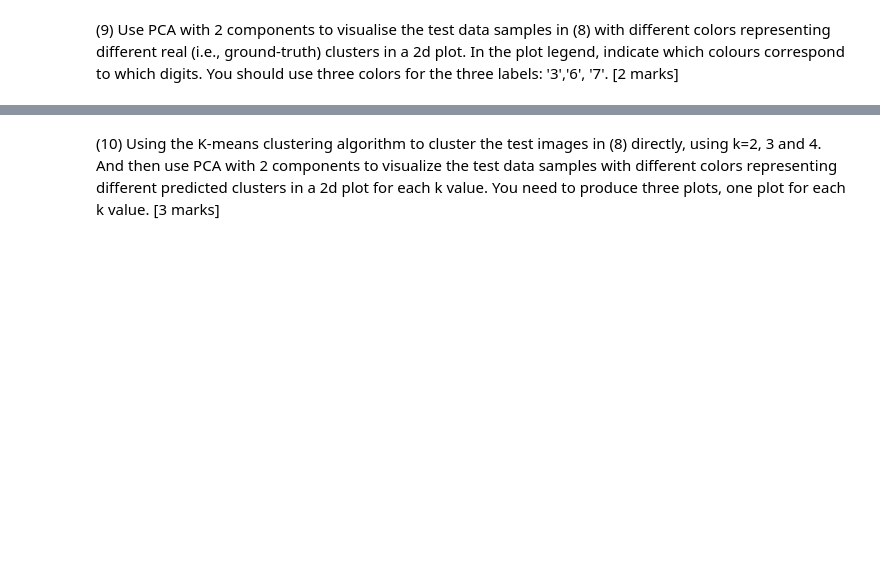
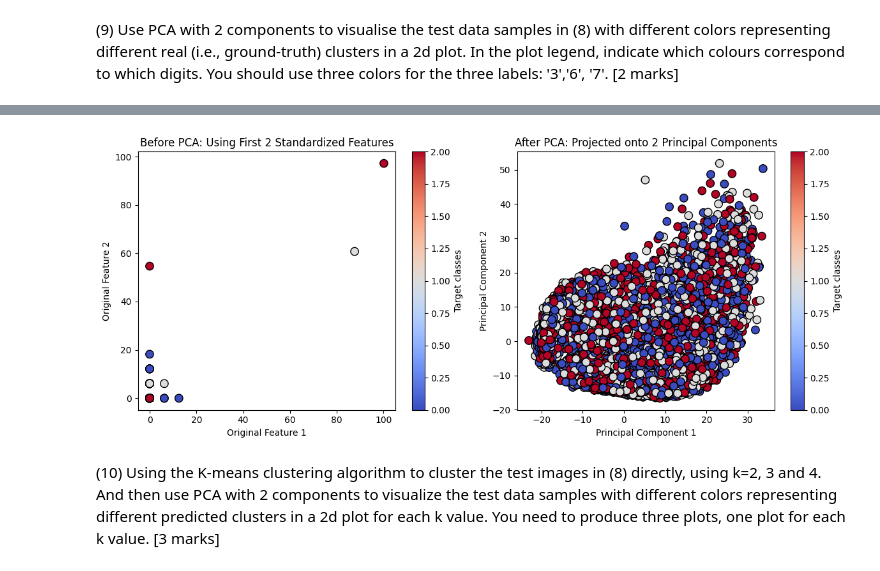
Before and after one commit to DylanF19/Machine-Learning-2, a Jupyter notebook: template-COM1011-STUDENTNUMBER.ipynb, the cells around one changed output, grey strips where cells are left out. Drawn from its saved outputs; the diff is of its cells as text; code cells hidden in the pictures; blank space fills up the shorter version.

```diff
--- a/template-COM1011-STUDENTNUMBER.ipynb
+++ b/template-COM1011-STUDENTNUMBER.ipynb
@@ -193,3 +263,26 @@ print(y_test)
+# %%
+y_numeric = pd.factorize(y_train)[0]
+
+plt.figure(figsize=(12, 5))
+
+plt.subplot(1, 2, 1)
+plt.scatter(X_scaled[:, 0], X_scaled[:, 1], c=y_numeric, cmap='coolwarm', edgecolor='k', s=80)
+plt.xlabel('Original Feature 1')
+plt.ylabel('Original Feature 2')
+plt.title('Before PCA: Using First 2 Standardized Features')
+plt.colorbar(label='Target classes')
+
+plt.subplot(1, 2, 2)
+plt.scatter(X_pca[:, 0], X_pca[:, 1], c=y_numeric, cmap='coolwarm', edgecolor='k', s=80)
+plt.xlabel('Principal Component 1')
+plt.ylabel('Principal Component 2')
+plt.title('After PCA: Projected onto 2 Principal Components')
+plt.colorbar(label='Target classes')
+
+plt.tight_layout()
+plt.show()
+# %% [output]
+[figure, added]
 # %% [markdown]
 (10) Using the K-means clustering algorithm to cluster the test images in (8) directly, using k=2, 3 and 4. And then use PCA with 2 components to visualize the test data samples with different colors representing different predicted clusters in a 2d plot for each k value. You need to produce three plots, one plot for each k value. [3 marks]
 # %%
```
Also changed, not shown: parts of 4 cells of this notebook.
